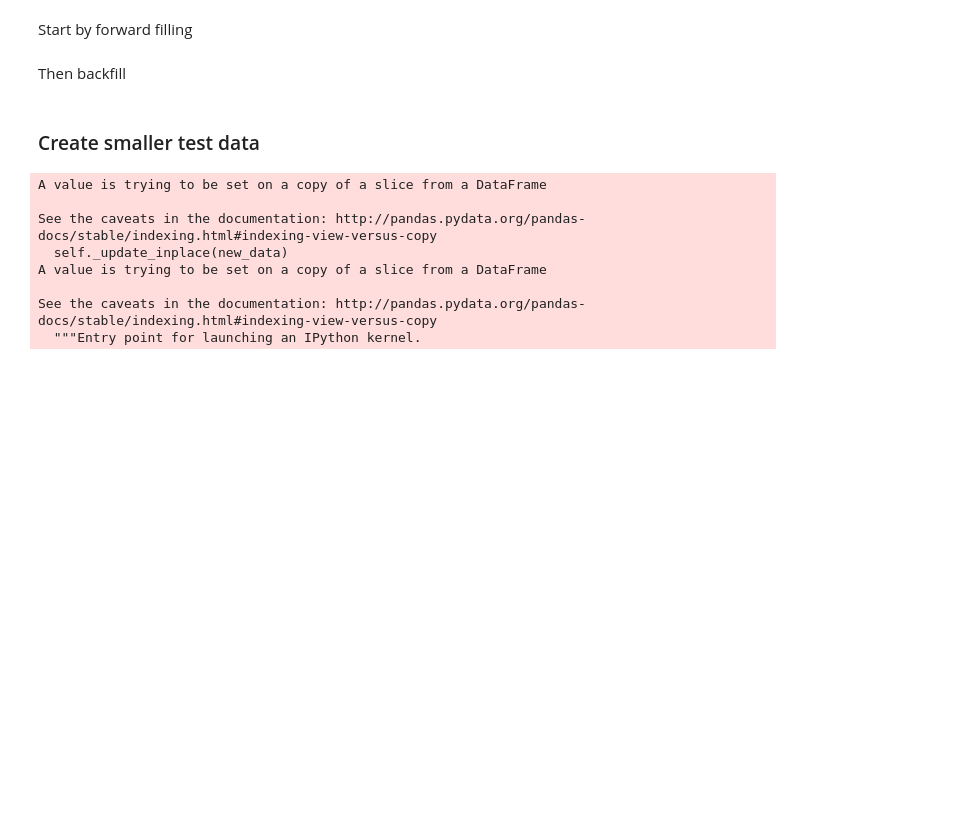
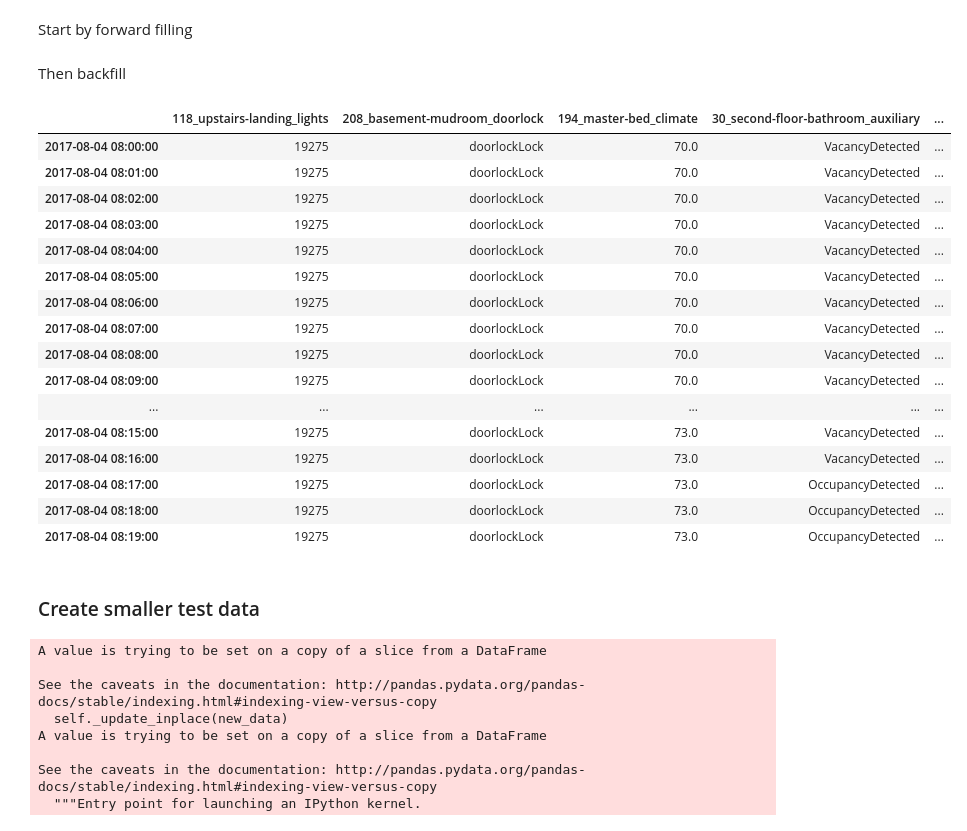
Before and after one commit to RBSystems/DataScience, a Jupyter notebook: data_preprocess.ipynb, the cells around one changed output. Saved outputs shown, nothing was run; the diff lists cells and outputs as text; code cells hidden in the pictures; blank space fills up the shorter version.

Commit message:
state data full

```diff
--- a/data_preprocess.ipynb
+++ b/data_preprocess.ipynb
@@ -566,6 +566,32 @@ Start by forward filling
 state_df = state_df.fillna(method='ffill')
 # %% [markdown]
 Then backfill
+# %%
+for col in state_df:
+    if str(state_df[col].dtype) == 'float64' or str(state_df[col].dtype) == 'int64':
+        state_df[col] = state_df[col].fillna(int(state_df[col].mean()))
+    else:
+        state_df[col] = state_df[col].fillna(method='bfill')
+# %%
+state_df.head(20)
+# %% [output]
+|  | 118_upstairs-landing_lights | 208_basement-mudroom_doorlock | 194_master-bed_climate | 30_second-floor-bathroom_auxiliary | ... |
+| 2017-08-04 08:00:00 | 19275 | doorlockLock | 70.0 | VacancyDetected | ... |
+| 2017-08-04 08:01:00 | 19275 | doorlockLock | 70.0 | VacancyDetected | ... |
+| 2017-08-04 08:02:00 | 19275 | doorlockLock | 70.0 | VacancyDetected | ... |
+| 2017-08-04 08:03:00 | 19275 | doorlockLock | 70.0 | VacancyDetected | ... |
+| 2017-08-04 08:04:00 | 19275 | doorlockLock | 70.0 | VacancyDetected | ... |
+| 2017-08-04 08:05:00 | 19275 | doorlockLock | 70.0 | VacancyDetected | ... |
+| 2017-08-04 08:06:00 | 19275 | doorlockLock | 70.0 | VacancyDetected | ... |
+| 2017-08-04 08:07:00 | 19275 | doorlockLock | 70.0 | VacancyDetected | ... |
+| 2017-08-04 08:08:00 | 19275 | doorlockLock | 70.0 | VacancyDetected | ... |
+| 2017-08-04 08:09:00 | 19275 | doorlockLock | 70.0 | VacancyDetected | ... |
+| ... | ... | ... | ... | ... | ... |
+| 2017-08-04 08:15:00 | 19275 | doorlockLock | 73.0 | VacancyDetected | ... |
+| 2017-08-04 08:16:00 | 19275 | doorlockLock | 73.0 | VacancyDetected | ... |
+| 2017-08-04 08:17:00 | 19275 | doorlockLock | 73.0 | OccupancyDetected | ... |
+| 2017-08-04 08:18:00 | 19275 | doorlockLock | 73.0 | OccupancyDetected | ... |
+| 2017-08-04 08:19:00 | 19275 | doorlockLock | 73.0 | OccupancyDetected | ... |
 # %% [markdown]
 ### Create smaller test data
 # %%
```
Also changed, not shown: 1 other file.
